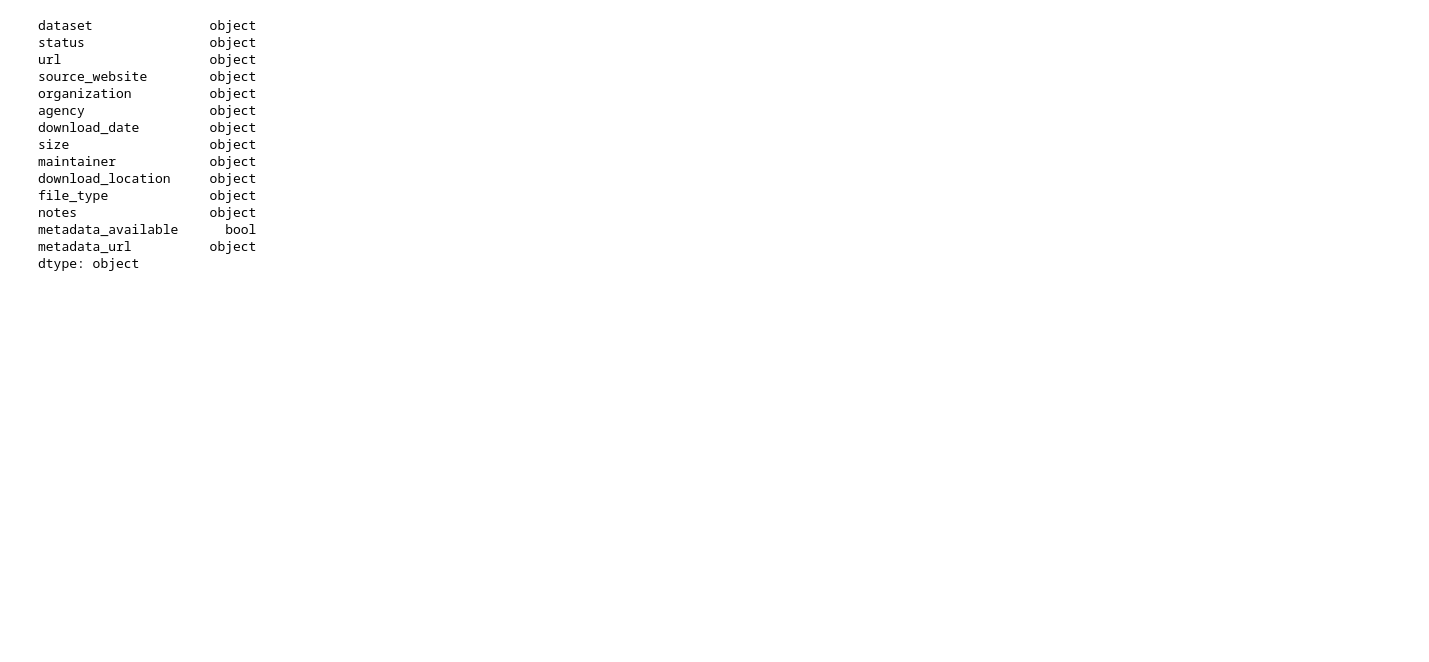
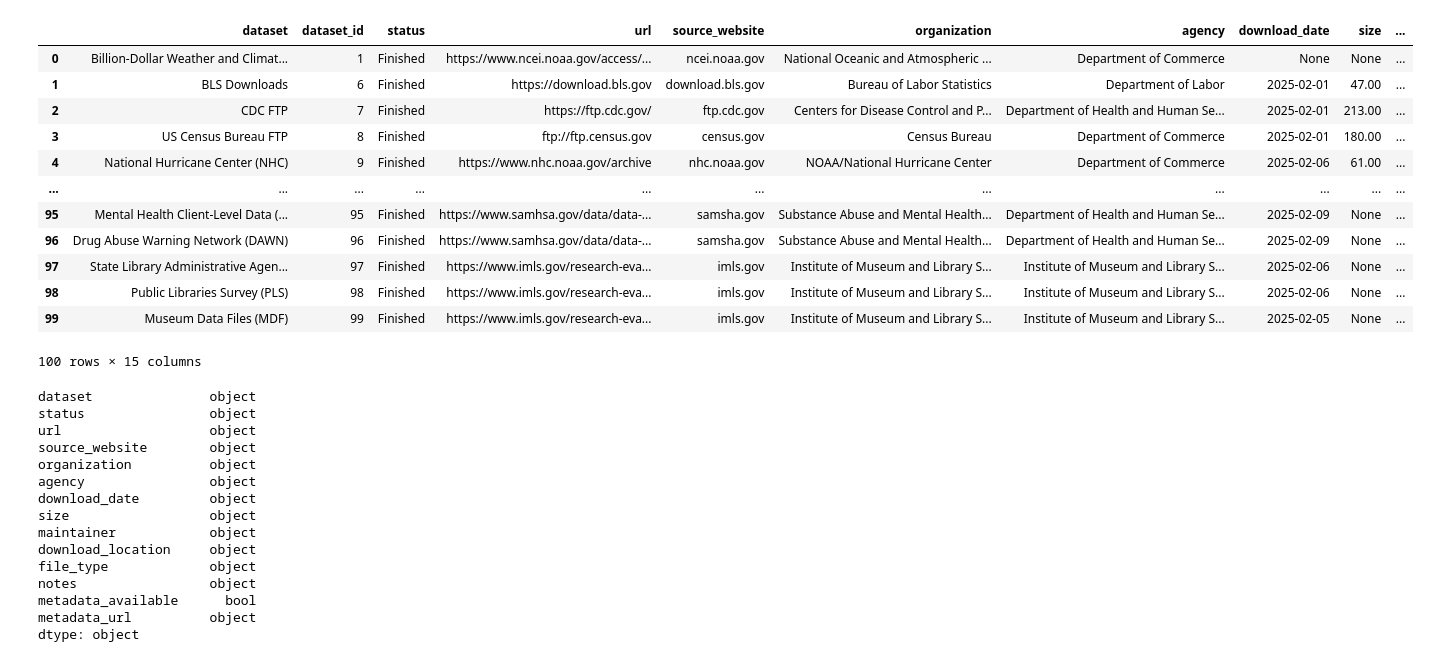
Before and after one commit to kaushik12/DataRescue_jkan, a Jupyter notebook: python/dataset_creator.ipynb, the cells around one changed output. Saved outputs shown, nothing was run; the diff lists cells and outputs as text; code cells hidden in the pictures; blank space fills up the shorter version.

Commit message:
adding baserow fetch

```diff
--- a/python/dataset_creator.ipynb
+++ b/python/dataset_creator.ipynb
@@ -30,0 +32,21 @@ backups_table.json()['results'][0]
+# %%
+def process_dataset_row(d):
+    def get_arr_vals(arr):
+        return ", ".join([x["value"] for x in arr])
+    return {
+        "dataset": d["Name"],
+        "notes": d["Notes"],
+        "dataset_id": d["id"],
+        "url": d["URL"],
+        "websites": get_arr_vals(d["Websites"]),
+        "organization": get_arr_vals(d["Organization"]),
+        "agency": get_arr_vals(d["Agency"]),
+        "last_modified": d["Last modified"],
+        "last_modified_by": d["Last modified by"]["name"]
+    }
+# %%
+rows = []
+for row in backups_table.json()['results']:
+    rows.append(process_dataset_row(row))
+
+dataset_table = pd.DataFrame(rows)
@@ -30,0 +94,6 @@ backups_table.json()['results'][0]
+# %%
+rows = []
+for row in backups_table.json()['results']:
+    rows.append(process_row(row))
+# %%
+baserow_data = pd.DataFrame(rows)
@@ -31,3 +116,19 @@ backups_table.json()['results'][0]
+# %%
+baserow_data
+# %% [output]
+|  | dataset | dataset_id | status | url | source_website | organization | agency | download_date | size | ... |
+| 0 | Billion-Dollar Weather and Climat... | 1 | Finished | https://www.ncei.noaa.gov/access/... | ncei.noaa.gov | National Oceanic and Atmospheric ... | Department of Commerce | None | None | ... |
+| 1 | BLS Downloads | 6 | Finished | https://download.bls.gov | download.bls.gov | Bureau of Labor Statistics | Department of Labor | 2025-02-01 | 47.00 | ... |
+| 2 | CDC FTP | 7 | Finished | https://ftp.cdc.gov/ | ftp.cdc.gov | Centers for Disease Control and P... | Department of Health and Human Se... | 2025-02-01 | 213.00 | ... |
+| 3 | US Census Bureau FTP | 8 | Finished | ftp://ftp.census.gov | census.gov | Census Bureau | Department of Commerce | 2025-02-01 | 180.00 | ... |
+| 4 | National Hurricane Center (NHC) | 9 | Finished | https://www.nhc.noaa.gov/archive | nhc.noaa.gov | NOAA/National Hurricane Center | Department of Commerce | 2025-02-06 | 61.00 | ... |
+| ... | ... | ... | ... | ... | ... | ... | ... | ... | ... | ... |
+| 95 | Mental Health Client-Level Data (... | 95 | Finished | https://www.samhsa.gov/data/data-... | samsha.gov | Substance Abuse and Mental Health... | Department of Health and Human Se... | 2025-02-09 | None | ... |
+| 96 | Drug Abuse Warning Network (DAWN) | 96 | Finished | https://www.samhsa.gov/data/data-... | samsha.gov | Substance Abuse and Mental Health... | Department of Health and Human Se... | 2025-02-09 | None | ... |
+| 97 | State Library Administrative Agen... | 97 | Finished | https://www.imls.gov/research-eva... | imls.gov | Institute of Museum and Library S... | Institute of Museum and Library S... | 2025-02-06 | None | ... |
+| 98 | Public Libraries Survey (PLS) | 98 | Finished | https://www.imls.gov/research-eva... | imls.gov | Institute of Museum and Library S... | Institute of Museum and Library S... | 2025-02-06 | None | ... |
+| 99 | Museum Data Files (MDF) | 99 | Finished | https://www.imls.gov/research-eva... | imls.gov | Institute of Museum and Library S... | Institute of Museum and Library S... | 2025-02-05 | None | ... |
+100 rows × 15 columns
 # %%
 drp_datasets = pd.read_csv('DataRescueProject_datasets.csv')
 # %%
```
Also changed, not shown: parts of 5 cells of this notebook, 4 other files.
